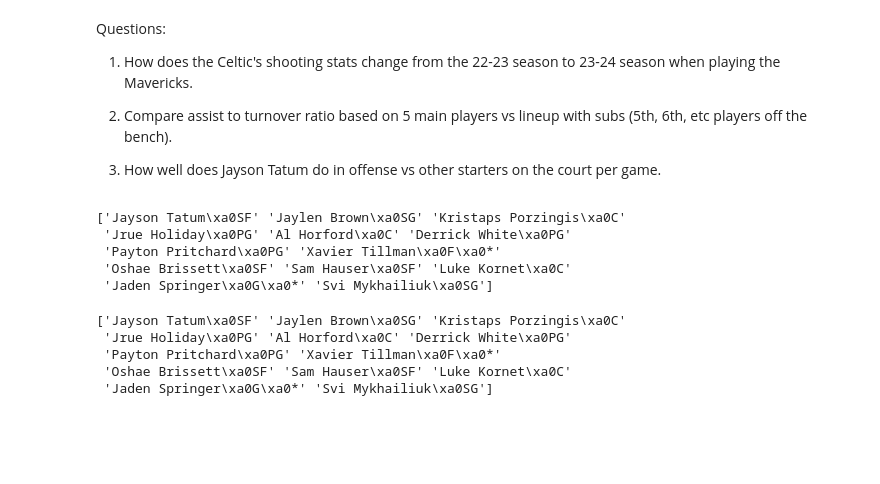
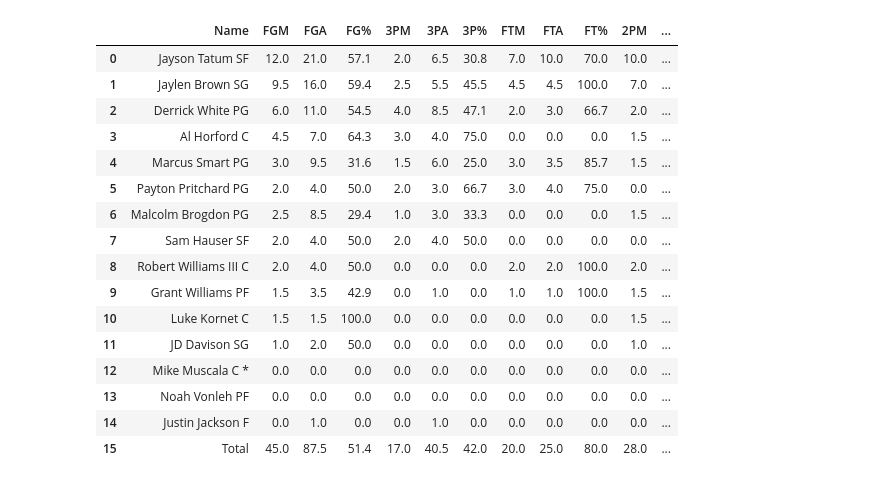
Before and after one commit to JeffYu12/Group-Project-, a Jupyter notebook: Group_Project_DSF.ipynb, the cells around one changed output. Drawn from its saved outputs; the diff is of its cells as text; code cells hidden in the pictures; blank space fills up the shorter version.

```diff
--- a/Group_Project_DSF.ipynb
+++ b/Group_Project_DSF.ipynb
@@ -24,32 +29,20 @@ Player_Stats.xlsx   100%[===================>]  56.10K  --.-KB/s    in 0.04s
-# %% [markdown]
-Questions:
-
-1. How does the Celtic's shooting stats change from the 22-23 season to 23-24 season when playing the Mavericks.
-2. Compare assist to turnover ratio based on 5 main players vs lineup with subs (5th, 6th, etc players off the bench).
-
-3. How well does Jayson Tatum do in offense vs other starters on the court per game.
-# %%
-# Import the
-sscel = data['Shooting Stats 22-23'].values
-ssmav = data['Shooting 23-24 vs Mavs'].values
-
-names_dict = {sscel[i, 0]: i for i in range(sscel.shape[0])}
-print(ssmav[:-1, 0])
-# %% [output]
-['Jayson Tatum\xa0SF' 'Jaylen Brown\xa0SG' 'Kristaps Porzingis\xa0C'
- 'Jrue Holiday\xa0PG' 'Al Horford\xa0C' 'Derrick White\xa0PG'
- 'Payton Pritchard\xa0PG' 'Xavier Tillman\xa0F\xa0*'
- 'Oshae Brissett\xa0SF' 'Sam Hauser\xa0SF' 'Luke Kornet\xa0C'
- 'Jaden Springer\xa0G\xa0*' 'Svi Mykhailiuk\xa0SG']
-# %%
-names = ssmav[:-1, 0]
-
-cleaned_names = np.array([name.split('\\')[0] for name in names])
-
-print(cleaned_names)
-# %% [output]
-['Jayson Tatum\xa0SF' 'Jaylen Brown\xa0SG' 'Kristaps Porzingis\xa0C'
- 'Jrue Holiday\xa0PG' 'Al Horford\xa0C' 'Derrick White\xa0PG'
- 'Payton Pritchard\xa0PG' 'Xavier Tillman\xa0F\xa0*'
- 'Oshae Brissett\xa0SF' 'Sam Hauser\xa0SF' 'Luke Kornet\xa0C'
- 'Jaden Springer\xa0G\xa0*' 'Svi Mykhailiuk\xa0SG']
+# %%
+data['Shooting 22-23 vs Kings']
+# %% [output]
+|  | Name | FGM | FGA | FG% | 3PM | 3PA | 3P% | FTM | FTA | FT% | 2PM | ... |
+| 0 | Jayson Tatum SF | 12.0 | 21.0 | 57.1 | 2.0 | 6.5 | 30.8 | 7.0 | 10.0 | 70.0 | 10.0 | ... |
+| 1 | Jaylen Brown SG | 9.5 | 16.0 | 59.4 | 2.5 | 5.5 | 45.5 | 4.5 | 4.5 | 100.0 | 7.0 | ... |
+| 2 | Derrick White PG | 6.0 | 11.0 | 54.5 | 4.0 | 8.5 | 47.1 | 2.0 | 3.0 | 66.7 | 2.0 | ... |
+| 3 | Al Horford C | 4.5 | 7.0 | 64.3 | 3.0 | 4.0 | 75.0 | 0.0 | 0.0 | 0.0 | 1.5 | ... |
+| 4 | Marcus Smart PG | 3.0 | 9.5 | 31.6 | 1.5 | 6.0 | 25.0 | 3.0 | 3.5 | 85.7 | 1.5 | ... |
+| 5 | Payton Pritchard PG | 2.0 | 4.0 | 50.0 | 2.0 | 3.0 | 66.7 | 3.0 | 4.0 | 75.0 | 0.0 | ... |
+| 6 | Malcolm Brogdon PG | 2.5 | 8.5 | 29.4 | 1.0 | 3.0 | 33.3 | 0.0 | 0.0 | 0.0 | 1.5 | ... |
+| 7 | Sam Hauser SF | 2.0 | 4.0 | 50.0 | 2.0 | 4.0 | 50.0 | 0.0 | 0.0 | 0.0 | 0.0 | ... |
+| 8 | Robert Williams III C | 2.0 | 4.0 | 50.0 | 0.0 | 0.0 | 0.0 | 2.0 | 2.0 | 100.0 | 2.0 | ... |
+| 9 | Grant Williams PF | 1.5 | 3.5 | 42.9 | 0.0 | 1.0 | 0.0 | 1.0 | 1.0 | 100.0 | 1.5 | ... |
+| 10 | Luke Kornet C | 1.5 | 1.5 | 100.0 | 0.0 | 0.0 | 0.0 | 0.0 | 0.0 | 0.0 | 1.5 | ... |
+| 11 | JD Davison SG | 1.0 | 2.0 | 50.0 | 0.0 | 0.0 | 0.0 | 0.0 | 0.0 | 0.0 | 1.0 | ... |
+| 12 | Mike Muscala C * | 0.0 | 0.0 | 0.0 | 0.0 | 0.0 | 0.0 | 0.0 | 0.0 | 0.0 | 0.0 | ... |
+| 13 | Noah Vonleh PF | 0.0 | 0.0 | 0.0 | 0.0 | 0.0 | 0.0 | 0.0 | 0.0 | 0.0 | 0.0 | ... |
+| 14 | Justin Jackson F | 0.0 | 1.0 | 0.0 | 0.0 | 1.0 | 0.0 | 0.0 | 0.0 | 0.0 | 0.0 | ... |
+| 15 | Total | 45.0 | 87.5 | 51.4 | 17.0 | 40.5 | 42.0 | 20.0 | 25.0 | 80.0 | 28.0 | ... |
```
Also changed, not shown: parts of 5 cells of this notebook.
